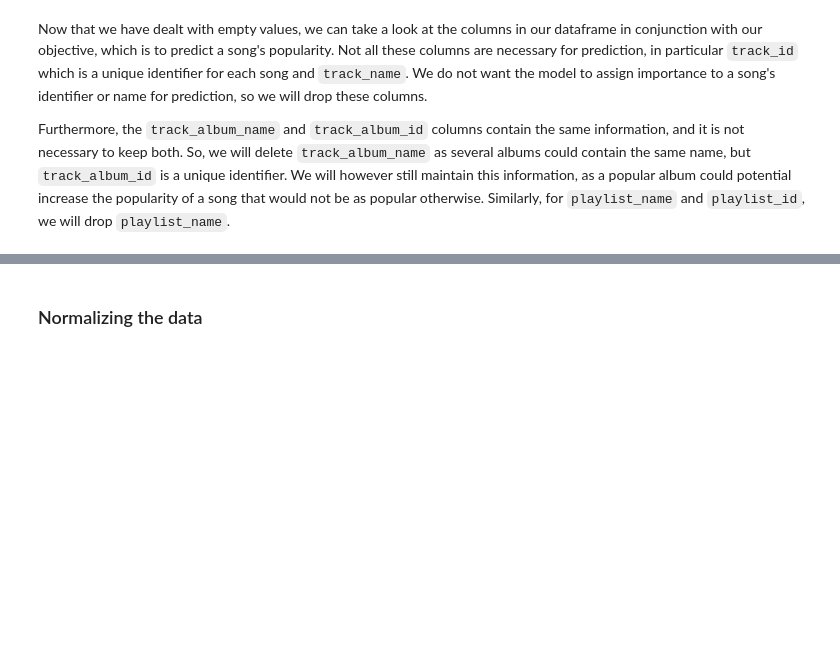
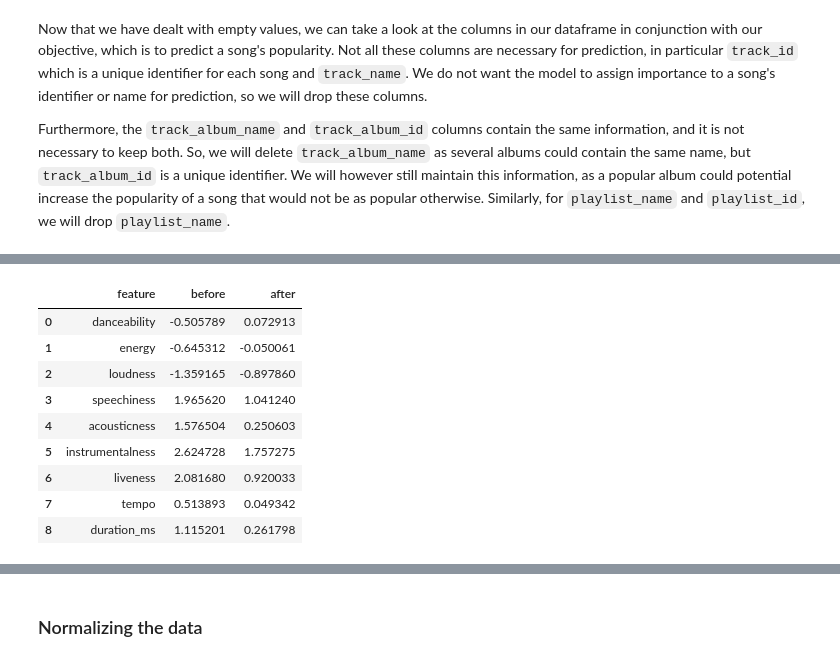
Before and after one commit to EliotAtlani/hit-predict, a Jupyter notebook: notebooks/pre-processing.ipynb, the cells around one changed output, grey strips where cells are left out. Cells and saved outputs as stored; diff of their text form; code cells hidden in the pictures; blank space fills up the shorter version.

```diff
--- a/notebooks/pre-processing.ipynb
+++ b/notebooks/pre-processing.ipynb
@@ -286,0 +367,13 @@ df = df.drop(
+# %%
+skew_df
+# %% [output]
+|  | feature | before | after |
+| 0 | danceability | -0.505789 | 0.072913 |
+| 1 | energy | -0.645312 | -0.050061 |
+| 2 | loudness | -1.359165 | -0.897860 |
+| 3 | speechiness | 1.965620 | 1.041240 |
+| 4 | acousticness | 1.576504 | 0.250603 |
+| 5 | instrumentalness | 2.624728 | 1.757275 |
+| 6 | liveness | 2.081680 | 0.920033 |
+| 7 | tempo | 0.513893 | 0.049342 |
+| 8 | duration_ms | 1.115201 | 0.261798 |
```
Also changed, not shown: parts of 25 cells of this notebook, 1 other file.
